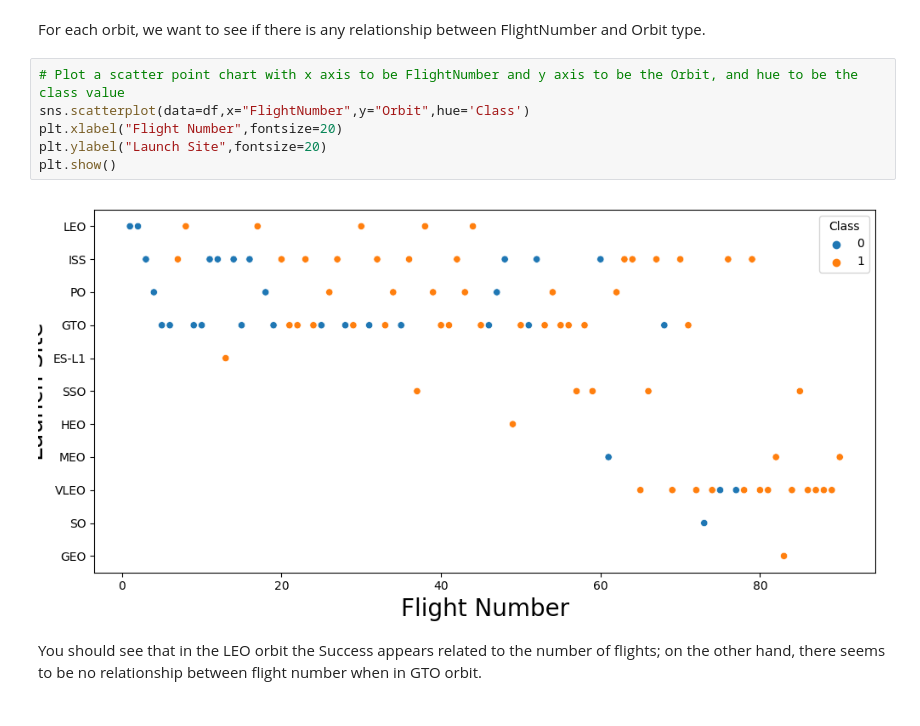
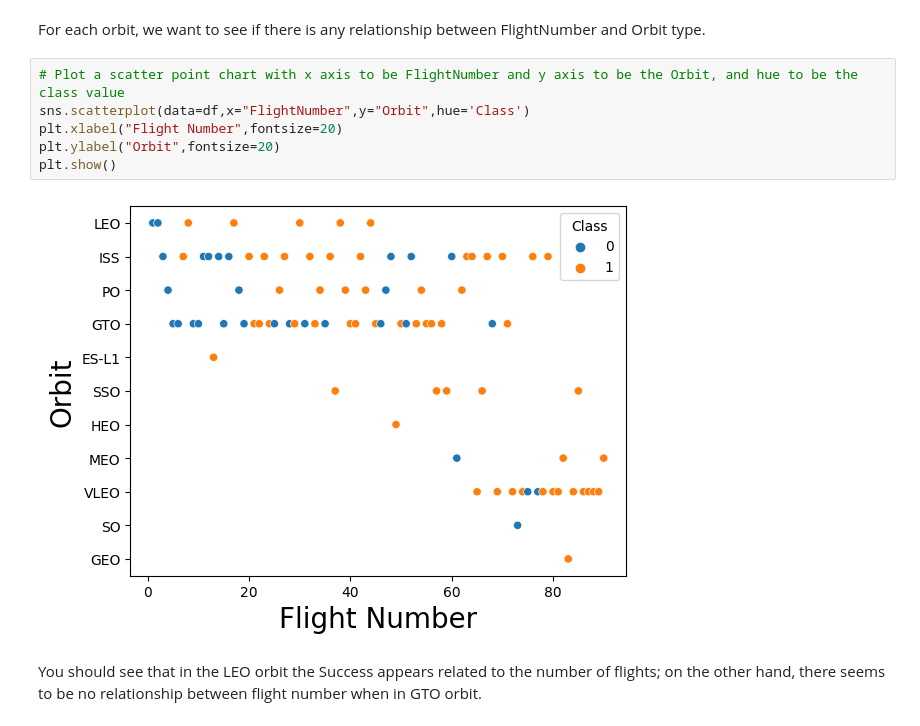
Before and after one commit to NamandeepWadhwa/dataScienceCapstone, a Jupyter notebook: IBM-DS0321EN-SkillsNetwork_labs_module_2_jupyter-labs-eda-dataviz.ipynb.jupyterlite.ipynb, the cells around one changed output. Drawn from its saved outputs; the diff is of its cells as text.

```diff
--- a/IBM-DS0321EN-SkillsNetwork_labs_module_2_jupyter-labs-eda-dataviz.ipynb.jupyterlite.ipynb
+++ b/IBM-DS0321EN-SkillsNetwork_labs_module_2_jupyter-labs-eda-dataviz.ipynb.jupyterlite.ipynb
@@ -154,11 +148,11 @@ For each orbit, we want to see if there is any relationship between FlightNumber
 # %%
 # Plot a scatter point chart with x axis to be FlightNumber and y axis to be the Orbit, and hue to be the class value
 sns.scatterplot(data=df,x="FlightNumber",y="Orbit",hue='Class')
 plt.xlabel("Flight Number",fontsize=20)
-plt.ylabel("Launch Site",fontsize=20)
+plt.ylabel("Orbit",fontsize=20)
 plt.show()
 # %% [output]
-[figure, old version]
+[figure, new version]
 # %% [markdown]
 You should see that in the LEO orbit the Success appears related to the number of flights; on the other hand, there seems to be no relationship between flight number when in GTO orbit.
 # %%
```
Also changed, not shown: parts of 9 cells of this notebook, 5 other files.
